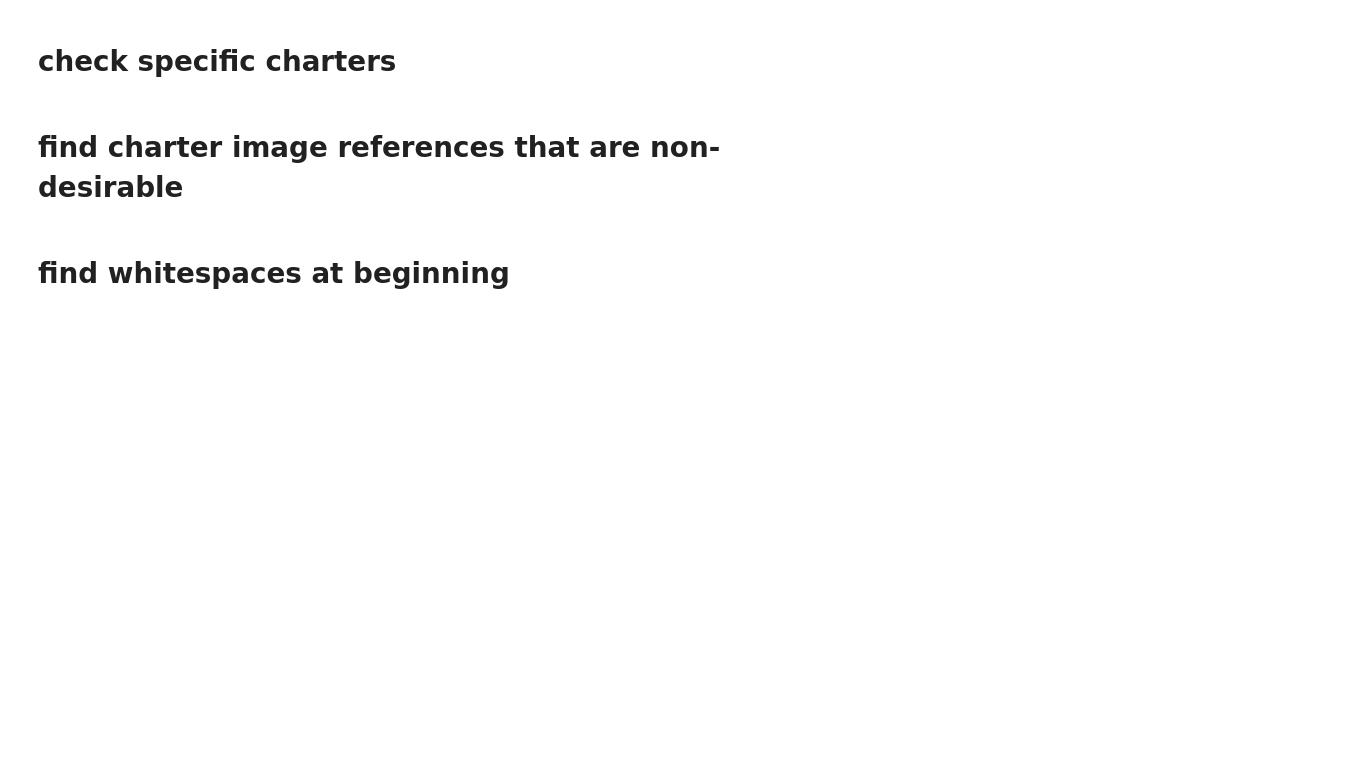
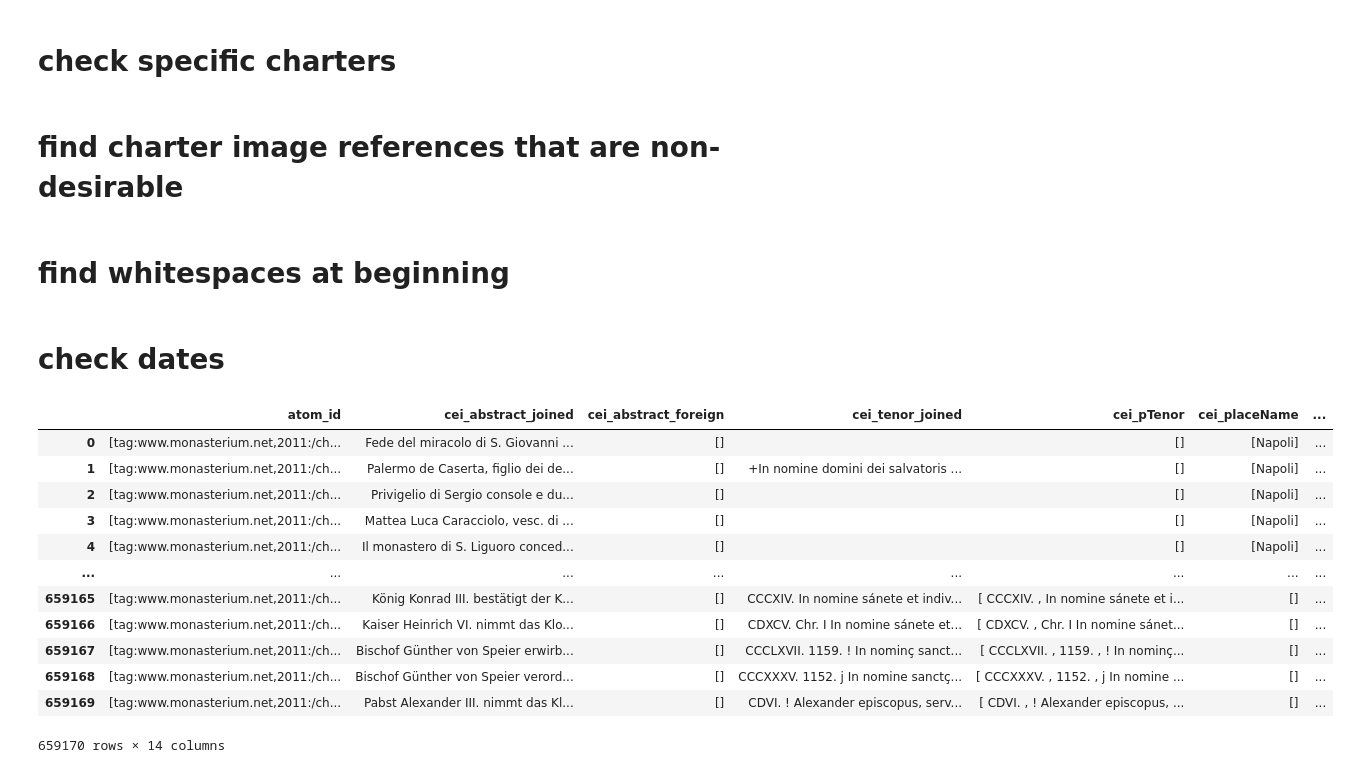
Before and after one commit to Didip-eu/ddpa_lines, a Jupyter notebook: notebooks/playground/playground.ipynb, the cells around one changed output. Saved outputs shown, nothing was run; the diff lists cells and outputs as text; code cells hidden in the pictures; blank space fills up the shorter version.

```diff
--- a/notebooks/playground/playground.ipynb
+++ b/notebooks/playground/playground.ipynb
@@ -824,3 +824,5 @@ with open("../../data/in/sampling/pickles.txt", mode="wt", encoding="utf-8") as
 
 with open("../../data/in/sampling/pickles_git.txt", mode="wt", encoding="utf-8") as f:
     f.write("\n".join(atomds_from_pickleurls_git))
+# %% [markdown]
+# check dates
@@ -826,0 +831,18 @@ with open("../../data/in/sampling/pickles_git.txt", mode="wt", encoding="utf-8")
+# %%
+df = pd.read_json("../../data/output/charters_full_2022-11-22-1044.json")
+# %%
+df
+# %% [output]
+|  | atom_id | cei_abstract_joined | cei_abstract_foreign | cei_tenor_joined | cei_pTenor | cei_placeName | ... |
+| 0 | [tag:www.monasterium.net,2011:/ch... | Fede del miracolo di S. Giovanni ... | [] |  | [] | [Napoli] | ... |
+| 1 | [tag:www.monasterium.net,2011:/ch... | Palermo de Caserta, figlio dei de... | [] | +In nomine domini dei salvatoris ... | [] | [Napoli] | ... |
+| 2 | [tag:www.monasterium.net,2011:/ch... | Privigelio di Sergio console e du... | [] |  | [] | [Napoli] | ... |
+| 3 | [tag:www.monasterium.net,2011:/ch... | Mattea Luca Caracciolo, vesc. di ... | [] |  | [] | [Napoli] | ... |
+| 4 | [tag:www.monasterium.net,2011:/ch... | Il monastero di S. Liguoro conced... | [] |  | [] | [Napoli] | ... |
+| ... | ... | ... | ... | ... | ... | ... | ... |
+| 659165 | [tag:www.monasterium.net,2011:/ch... | König Konrad III. bestätigt der K... | [] | CCCXIV. In nomine sánete et indiv... | [ CCCXIV. , In nomine sánete et i... | [] | ... |
+| 659166 | [tag:www.monasterium.net,2011:/ch... | Kaiser Heinrich VI. nimmt das Klo... | [] | CDXCV. Chr. I In nomine sánete et... | [ CDXCV. , Chr. I In nomine sánet... | [] | ... |
+| 659167 | [tag:www.monasterium.net,2011:/ch... | Bischof Günther von Speier erwirb... | [] | CCCLXVII. 1159. ! In nominç sanct... | [ CCCLXVII. , 1159. , ! In nominç... | [] | ... |
+| 659168 | [tag:www.monasterium.net,2011:/ch... | Bischof Günther von Speier verord... | [] | CCCXXXV. 1152. j In nomine sanctç... | [ CCCXXXV. , 1152. , j In nomine ... | [] | ... |
+| 659169 | [tag:www.monasterium.net,2011:/ch... | Pabst Alexander III. nimmt das Kl... | [] | CDVI. ! Alexander episcopus, serv... | [ CDVI. , ! Alexander episcopus, ... | [] | ... |
+659170 rows × 14 columns
```
Also changed, not shown: parts of 11 cells of this notebook, 5 other files.
